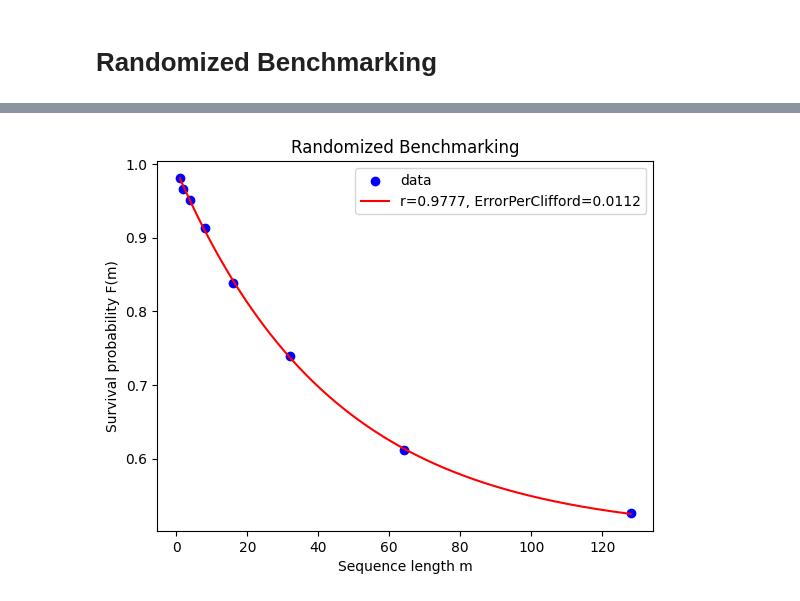
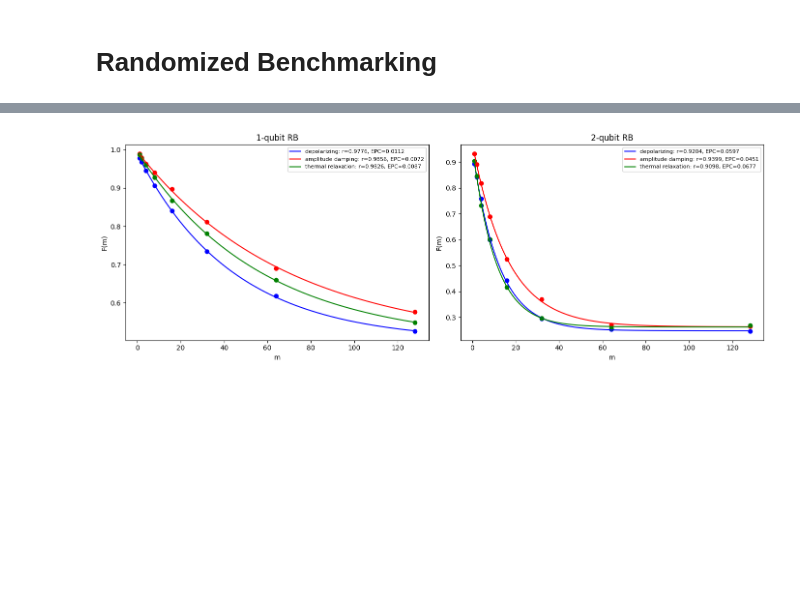
Before and after one commit to imelenwe/randomized-benchmarking, a Jupyter notebook: RB.ipynb, the cells around one changed output, grey strips where cells are left out. Saved outputs shown, nothing was run; the diff lists cells and outputs as text; code cells hidden in the pictures; blank space fills up the shorter version.

Commit message:
updated with 1 and 2 qubit RB

```diff
--- a/RB.ipynb
+++ b/RB.ipynb
@@ -33,9 +33,14 @@ def make_noise_model(noise_type, params, n_qubits):
         # Λ(ρ) = r·ρ + (1−r)·I/d   params: {"input_prob": r}
 
     elif noise_type == "amplitude_damping":
-        error = amplitude_damping_error(params["input_prob"])
-        nm.add_all_qubit_quantum_error(error, ["u3"])
+        error1q = amplitude_damping_error(params["input_prob"])
+        nm.add_all_qubit_quantum_error(error1q, ["u3"])
+        if n_qubits > 1:
+            error2q = error1q.expand(error1q)
+            nm.add_all_qubit_quantum_error(error2q, ["cx"])
         # Λ: |1⟩ → |0⟩ with prob gamma   params: {"input_prob": gamma}
+        #K₀ = [[1, 0], [0, √(1−γ)]] K₁ = [[0, √γ], [0, 0]]
+
 
     elif noise_type == "thermal_relaxation":
         '''
@@ -47,9 +52,12 @@ def make_noise_model(noise_type, params, n_qubits):
         error1q = thermal_relaxation_error(params["T1"], params["T2"], params["tgate"])
         nm.add_all_qubit_quantum_error(error1q, ["u3"])
         if n_qubits > 1:
-            error2q = thermal_relaxation_error(params["T1"], params["T2"], params["tgate"] * 2)
+            error_cx = thermal_relaxation_error(params["T1"], params["T2"], params["tgate"] * 2)
+            error2q = error_cx.expand(error_cx)
             nm.add_all_qubit_quantum_error(error2q, ["cx"])
         # Λ: T1 decay + T2 dephasing over gate time tgate, not this not the T gate. params: {"T1": ns, "T2": ns, "tgate": ns}  with T2 <= 2*T1
+        #p1 = exp(−t/T1) — T1 decay factorp2 = exp(−t/T2) — T2 decay factor
+        #K₀ = [[1, 0], [0, √p1]] K₁ = [[0, √(1−p1)], [0, 0]] K₂ = [[0, 0], [0, √(p2 − p1)]]  ← only exists when p2 > p1 K₀, K₁ — same as amplitude damping, capturing T1 decay K₂ — pure dephasing on top of T1, capturing the extra T2 decay
 
     return nm
 
@@ -85,7 +93,7 @@ def run_experiment(noise_model, m_values, n_qubits, independent_sequences_per_m,
     return results
 
 
-def fit_rbdata(results):
+def fit_rbdata(results, n_qubits):
     m_vals = np.array(sorted(results.keys()))
     f_vals = np.array([results[m] for m in m_vals])
 
@@ -98,31 +106,65 @@ def fit_rbdata(results):
 
     d = 2**n_qubits
     error_per_clifford = (d-1)/d * (1-r)
-    return {"A": A, "r": r, "B": B, "Error Per Clifford": error_per_clifford}
+    return {"A": A, "r": r, "B": B, "EPC": error_per_clifford}
 
-def plot_rb(results, fit, n_qubits):
-    m_vals = np.array(sorted(results.keys()))
-    f_vals = np.array([results[m] for m in m_vals])
+
+
+def run_rb(n_qubits):
+    m_values = [1, 2, 4, 8, 16, 32, 64, 128] # logarthimically spaced
+    independent_sequences_per_m = 30
+    shots = 1024
+
+    nm_ad = make_noise_model("amplitude_damping", {"input_prob": 0.01}, n_qubits)
+    results_ad = run_experiment(nm_ad, m_values, n_qubits, independent_sequences_per_m, shots)
+
+    nm_dep   = make_noise_model("depolarizing",       {"input_prob": 0.01}, n_qubits)
+    results_dep   = run_experiment(nm_dep,   m_values, n_qubits, independent_sequences_per_m, shots)
+
+    nm_therm = make_noise_model("thermal_relaxation", {"T1": 50000, "T2": 70000, "tgate": 500}, n_qubits)
+    results_therm = run_experiment(nm_therm, m_values, n_qubits, independent_sequences_per_m, shots)
+
+    '''For thermal relaxation with T1=50000ns, T2=70000ns, tgate=500:
+    The decay per gate is controlled by:
+    p1 = exp(−500/50000) = exp(−0.01) ≈ 0.99 — T1 survival
+    p2 = exp(−500/70000) = exp(−0.007) ≈ 0.993 — T2 survival
+    So per gate: ~1% chance of energy decay (T1) and ~0.7% chance of pure dephasing (T2).
+    Key difference from the other two: two independent decay processes happening simultaneously — the qubit is both losing energy AND losing phase coherence during the gate. This makes it the most physically realistic of the three noise models.
+    The curve will decay similarly to depolarizing (~1% per gate) but the shape is slightly different because T1 and T2 contribute differently to the RB signal.'''
+
+    # fit all 3
+    fit_dep   = fit_rbdata(results_dep,   n_qubits)
+    fit_ad    = fit_rbdata(results_ad,    n_qubits)
+    fit_therm = fit_rbdata(results_therm, n_qubits)
+
+    # plot
     m_smooth = np.linspace(1, 128, 300)
-    f_smooth = fit["A"] * fit["r"]**m_smooth + fit["B"]
+    experiments = [
+    ("depolarizing",       results_dep,   fit_dep,   "blue"),
+    ("amplitude damping",  results_ad,    fit_ad,    "red"),
+    ("thermal relaxation", results_therm, fit_therm, "green"),
+    ]
 
-    plt.scatter(m_vals, f_vals, color="blue", label="data")
-    plt.plot(m_smooth, f_smooth, color="red", label=f"r={fit['r']:.4f}, ErrorPerClifford={fit['Error Per Clifford']:.4f}")
-    plt.xlabel("Sequence length m")
-    plt.ylabel("Survival probability F(m)")
-    plt.title("Randomized Benchmarking")
-    plt.legend()
-    plt.show()
+    return experiments
 
-n_qubits = 1
-m_values = [1, 2, 4, 8, 16, 32, 64, 128] # logarthimically spaced
-independent_sequences_per_m = 30
-shots = 1024
 
-nm = make_noise_model("depolarizing", {"input_prob": 0.01}, n_qubits)
-results = run_experiment(nm, m_values, n_qubits, independent_sequences_per_m, shots)
-print(results)
-fit = fit_rbdata(results)
-print(fit)
-plot_rb(results, fit, n_qubits)
+m_smooth = np.linspace(1, 128, 300)
+fig, axes = plt.subplots(1, 2, figsize=(14, 5))
+
+for ax, n_qubits in zip(axes, [1, 2]):
+    experiments = run_rb(n_qubits)
+    for name, results, fit, color in experiments:
+        m_vals = np.array(sorted(results.keys()))
+        f_vals = np.array([results[m] for m in m_vals])
+        f_smooth = fit["A"] * fit["r"]**m_smooth + fit["B"]
+        label = f"{name}: r={fit['r']:.4f}, EPC={fit['EPC']:.4f}"
+        ax.scatter(m_vals, f_vals, color=color)
+        ax.plot(m_smooth, f_smooth, color=color, label=label)
+    ax.set_title(f"{n_qubits}-qubit RB")
+    ax.set_xlabel("m")
+    ax.set_ylabel("F(m)")
+    ax.legend(fontsize=8)
+
+plt.tight_layout()
+plt.show()
 # %% [output]
@@ -131 +171 @@ plot_rb(results, fit, n_qubits)
-[figure, old version]
+[figure, new version]
```
Also changed, not shown: parts of 1 cell of this notebook.
